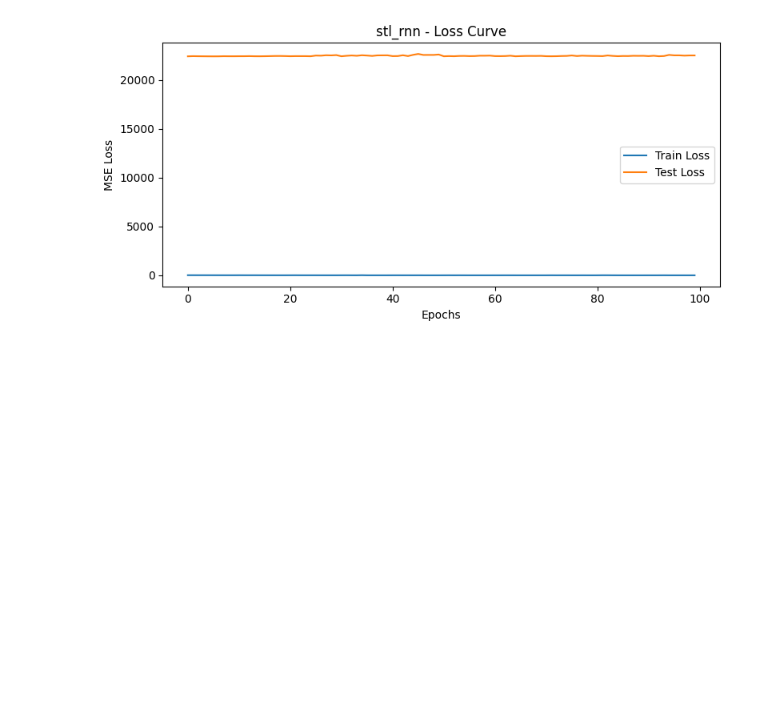
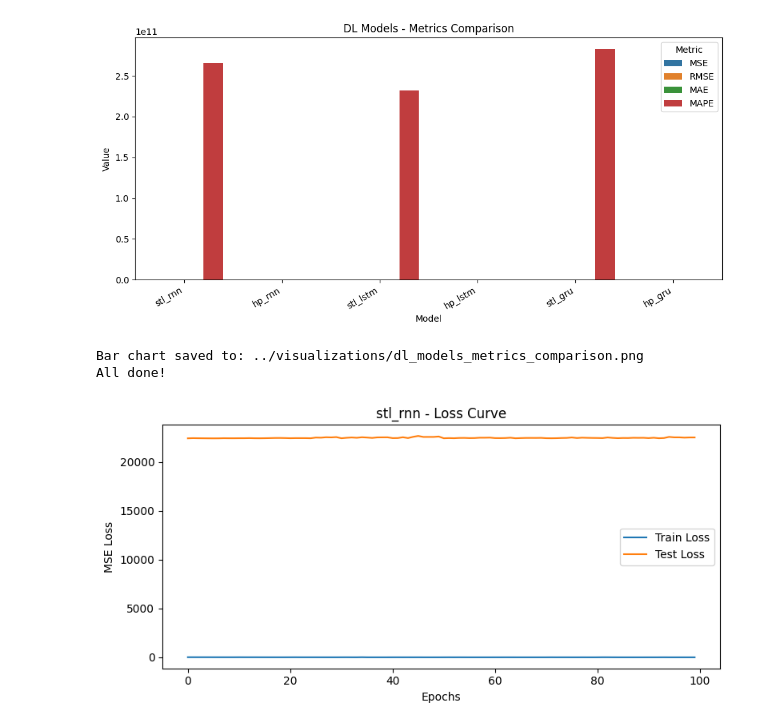
Before and after one commit to ElvinaNosrati/energy-production-analysis, a Jupyter notebook: notebooks/deep_learning_models.ipynb, the cells around one changed output. Saved outputs shown, nothing was run; the diff lists cells and outputs as text; code cells hidden in the pictures; blank space fills up the shorter version.

```diff
--- a/notebooks/deep_learning_models.ipynb
+++ b/notebooks/deep_learning_models.ipynb
@@ -180,0 +82,20 @@ Training hp_gru ...
+# %%
+from sklearn.metrics import mean_squared_error, mean_absolute_error
+
+def compute_metrics(actual, predicted):
+    mse = mean_squared_error(actual, predicted)
+    rmse = np.sqrt(mse)
+    mae = mean_absolute_error(actual, predicted)
+
+    mask = (actual != 0)
+    if np.any(mask):
+        mape = np.mean(np.abs((actual[mask] - predicted[mask]) / actual[mask])) * 100
+    else:
+        mape = np.nan
+
+    return {
+        "MSE": mse,
+        "RMSE": rmse,
+        "MAE": mae,
+        "MAPE": mape
+    }
@@ -180,0 +187,43 @@ Training hp_gru ...
+# %%
+
+stl_path = "../processed_data/STL/stl_energy_production_with_engineered_features.csv"
+hp_path  = "../processed_data/HP/hp_energy_production_with_engineered_features.csv"
+stl_df = pd.read_csv(stl_path)
+hp_df  = pd.read_csv(hp_path)
+
+stl_X_train, stl_X_test, stl_y_train, stl_y_test = prepare_data_time_series(stl_df)
+hp_X_train,  hp_X_test,  hp_y_train,  hp_y_test  = prepare_data_time_series(hp_df)
+
+stl_input_dim = stl_X_train.shape[1]
+hp_input_dim  = hp_X_train.shape[1]
+
+dl_models = {
+    "stl_rnn":  (RNNModel,  stl_input_dim, stl_X_train, stl_X_test, stl_y_train, stl_y_test),
+    "hp_rnn":   (RNNModel,  hp_input_dim,  hp_X_train,  hp_X_test,  hp_y_train,  hp_y_test),
+    "stl_lstm": (LSTMModel, stl_input_dim, stl_X_train, stl_X_test, stl_y_train, stl_y_test),
+    "hp_lstm":  (LSTMModel, hp_input_dim,  hp_X_train,  hp_X_test,  hp_y_train,  hp_y_test),
+    "stl_gru":  (GRUModel,  stl_input_dim, stl_X_train, stl_X_test, stl_y_train, stl_y_test),
+    "hp_gru":   (GRUModel,  hp_input_dim,  hp_X_train,  hp_X_test,  hp_y_train,  hp_y_test),
+}
+
+all_metrics = []
+
+for name, (model_cls, dim, Xtr, Xte, ytr, yte) in dl_models.items():
+    print(f"Training {name} ...")
+    metrics_path, preds_path, train_losses, test_losses, test_metrics = train_dl_model(
+        name, model_cls, dim, Xtr, Xte, ytr, yte,
+        epochs=100, batch_size=32
+    )
+    row = {"Model": name}
+    row.update(test_metrics)
+    all_metrics.append(row)
+    print(f"  -> Done. Metrics saved to: {metrics_path}, Predictions: {preds_path}\n")
+
+metrics_df = pd.DataFrame(all_metrics)
+print("=== Final Test Metrics for Each Model ===")
+print(metrics_df)
+
+plot_metrics_bar_chart(metrics_df, title="DL Models - Metrics Comparison")
+
+print("All done!")
+# %% [output]
@@ -181,3 +247,6 @@ Training hp_gru ...
+[figure, added]
+Bar chart saved to: ../visualizations/dl_models_metrics_comparison.png
+All done!
 # %%
 import matplotlib.pyplot as plt
 import os
```
Also changed, not shown: parts of 6 cells of this notebook, 51 other files.
